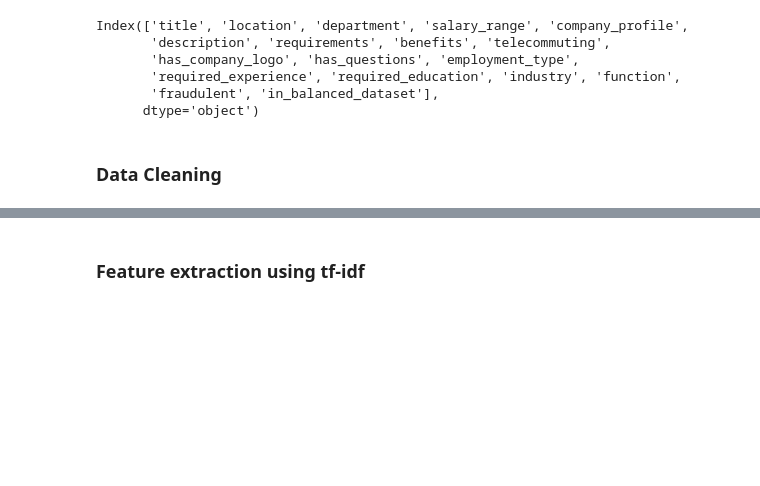
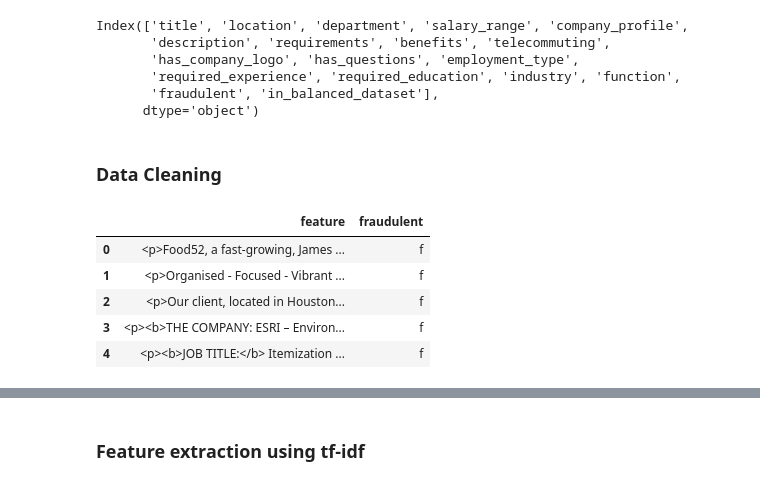
Before and after one commit to FishPain/sure-bo, a Jupyter notebook: src/ml/preprocessing.ipynb, the cells around one changed output, grey strips where cells are left out. Saved outputs shown, nothing was run; the diff lists cells and outputs as text; code cells hidden in the pictures; blank space fills up the shorter version.

```diff
--- a/src/ml/preprocessing.ipynb
+++ b/src/ml/preprocessing.ipynb
@@ -91,15 +93,3 @@ Index(['title', 'location', 'department', 'salary_range', 'company_profile',
 df = df[['description', 'requirements', 'benefits', 'fraudulent']].fillna('')
 # %%
 df["feature"] = df['description'] + " "+ df['requirements'] + " " + df['benefits']
-# %%
-df['feature'] = df['feature'].str.lower()
-# remove html tags and word that start with & and \
-df['feature'] = df['feature'].str.replace(r'<[^>]*>', '')
-df['feature'] = df['feature'].str.replace(r'&[^;]*;', '')
-df['feature'] = df['feature'].str.replace(r'\\[a-z]*', '')
-# remove punctuation
-df['feature'] = df['feature'].str.replace(r'[^\w\s]', '')
-# remove digits
-df['feature'] = df['feature'].str.replace(r'\d+', '')
-# remove whitespace
-df['feature'] = df['feature'].str.replace(r'\s+', ' ')
@@ -105,0 +98,9 @@ df['feature'] = df['feature'].str.replace(r'\s+', ' ')
+# %%
+df.head(5)
+# %% [output]
+|  | feature | fraudulent |
+| 0 | <p>Food52, a fast-growing, James ... | f |
+| 1 | <p>Organised - Focused - Vibrant ... | f |
+| 2 | <p>Our client, located in Houston... | f |
+| 3 | <p><b>THE COMPANY: ESRI – Environ... | f |
+| 4 | <p><b>JOB TITLE:</b> Itemization ... | f |
```
Also changed, not shown: parts of 14 cells of this notebook, 1 other file.
